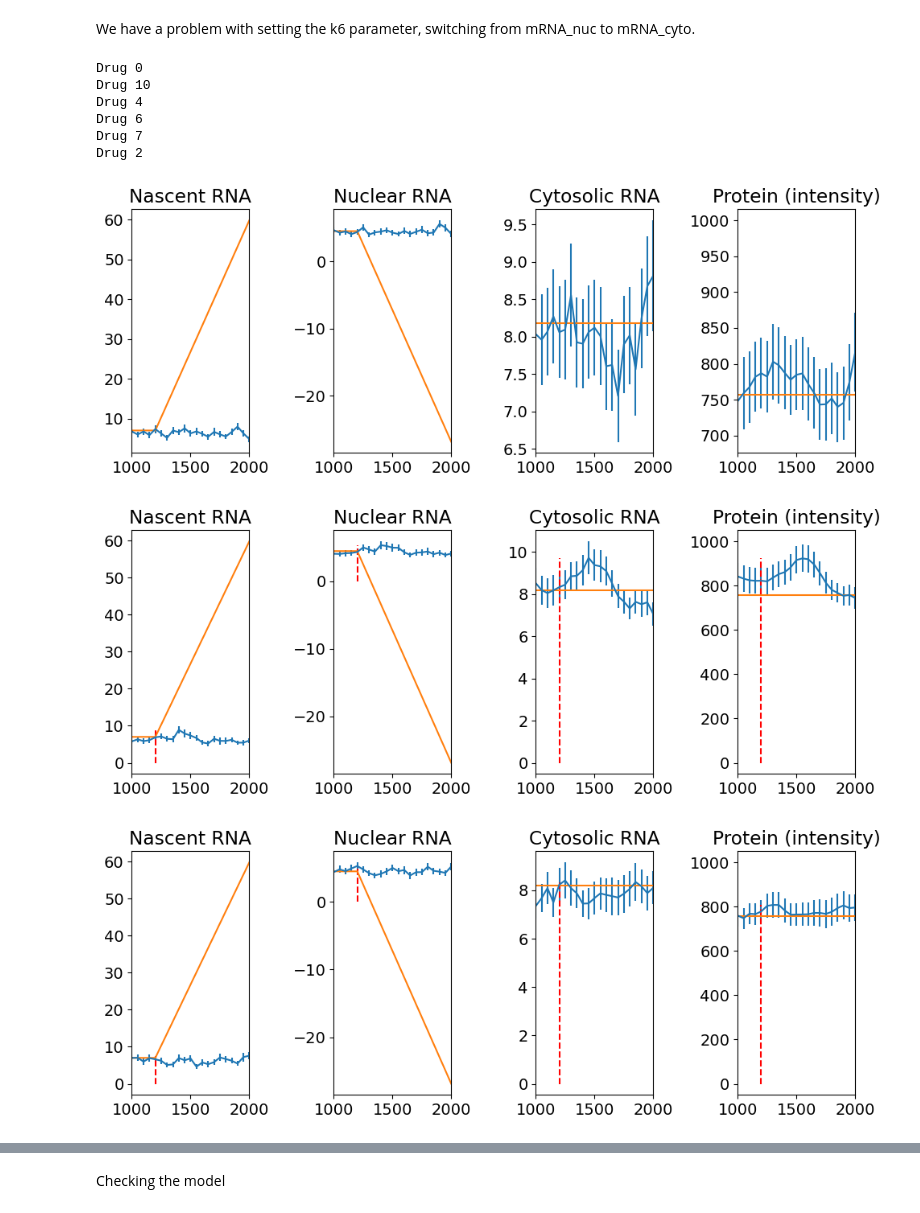
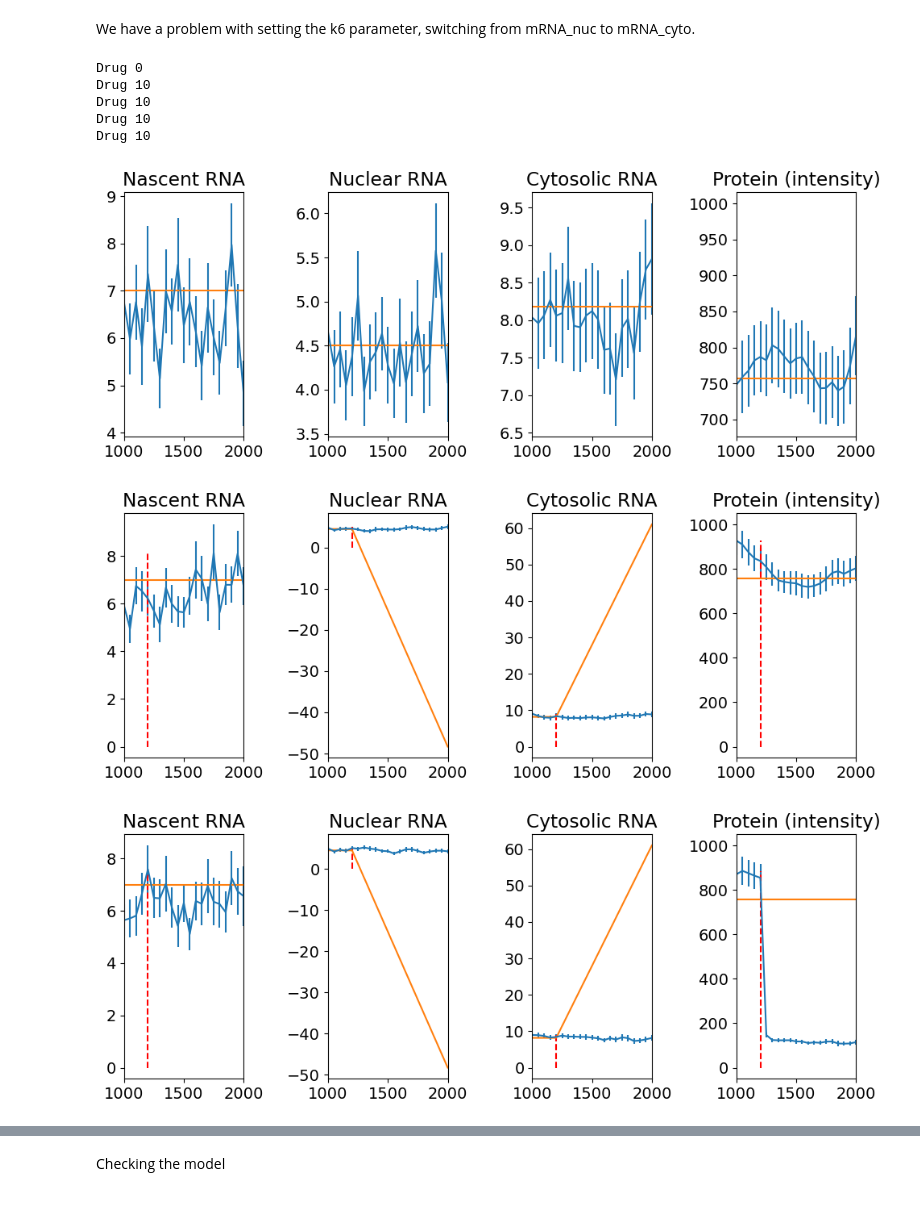
Before and after one commit to Munsky/UQbio2024_Team6, a Jupyter notebook: codeBlocks.ipynb, the cells around one changed output, grey strips where cells are left out. Saved outputs shown, nothing was run; the diff lists cells and outputs as text; code cells hidden in the pictures.

```diff
--- a/codeBlocks.ipynb
+++ b/codeBlocks.ipynb
@@ -460,7 +460,7 @@ def solve(S, W, x0, t, pars, di, ti, model='ODE', ntraj=1):
     return trajectory
 
 
-def compare_model_to_data(pars,di,ti, x0, drug_number, speciesDict, path='.', model='ODE', ntraj=10):
+def compare_model_to_data(pars,di,ti, x0, drug_number, drug_conc,speciesDict, path='.', model='ODE', ntraj=10):
     #
     # example_df = pd.read_csv(r'C:\Users\wsraymon\Desktop\uqbio2024_challenge_solns\Data\Drug1_3000nM_DesignResults.csv')
     if drug_number == 0:
@@ -590,45 +590,45 @@ def W(x, t, pars, di, ti, drug_number):
 # %%
 pathName = 'C:\\Users\\daria\\OneDrive - Politechnika Śląska\\QBio\\CourseMaterials\\uqbio2024\\UQbio2024_Team6\\TrueData'
 print('Drug 0')
 
 di=[0,0,0,0,0,0,0,0,0,0]
+ti=[np.inf,1200,np.inf]
+drug_conc=1000
+
+drug_number = 0 # use 0 for no drug! 0,2,4,7,10
+compare_model_to_data(pars, di, ti, x0, drug_number, 100,speciesDict, path=pathName,
+                    model='ODE',ntraj=10)
 
 
-drug_number = 0 # use 0 for no drug! 0,2,4,7,10
-compare_model_to_data(pars, di, ti, x0, drug_number, speciesDict, path=pathName,
+di=[0,0,0,0,0,0,100,0,0,0]
+ti=[np.inf,1200,np.inf]
+drug_conc=1000
+
+print('Drug 10')
+drug_number = 10 # use 0 for no drug! 0,2,4,7,10
+compare_model_to_data(pars, di, ti, x0, drug_number,300, speciesDict,  path=pathName,
                     model='ODE',ntraj=10)
 
 print('Drug 10')
 drug_number = 10 # use 0 for no drug! 0,2,4,7,10
-compare_model_to_data(pars, di, ti, x0, drug_number, speciesDict,  path=pathName,
+compare_model_to_data(pars, di, ti, x0, drug_number,1000, speciesDict,  path=pathName,
                     model='ODE',ntraj=10)
 
-print('Drug 4')
-drug_number = 4 # use 0 for no drug! 0,2,4,7,10
-compare_model_to_data(pars, di, ti, x0, drug_number, speciesDict, path=pathName,
+print('Drug 10')
+drug_number = 10 # use 0 for no drug! 0,2,4,7,10
+compare_model_to_data(pars, di, ti, x0, drug_number,3000, speciesDict,  path=pathName,
                     model='ODE',ntraj=10)
 
-print('Drug 6')
-drug_number = 6 # use 0 for no drug! 0,2,4,7,10
-compare_model_to_data(pars, di, ti, x0, drug_number, speciesDict, path=pathName,
+print('Drug 10')
+drug_number = 10 # use 0 for no drug! 0,2,4,7,10
+compare_model_to_data(pars, di, ti, x0, drug_number,10000, speciesDict,  path=pathName,
                     model='ODE',ntraj=10)
-
-print('Drug 7')
-drug_number = 7 # use 0 for no drug! 0,2,4,7,10
-compare_model_to_data(pars, di, ti, x0, drug_number, speciesDict,  path=pathName,
-                    model='ODE',ntraj=10)
-
-print('Drug 2')
-drug_number = 2 # use 0 for no drug! 0,2,4,7,10
-compare_model_to_data(pars, di, ti, x0, drug_number, speciesDict, path=pathName,
-                    model='ODE',ntraj=10)
 # %% [output]
 Drug 0
 Drug 10
-Drug 4
-Drug 6
-Drug 7
-Drug 2
+Drug 10
+Drug 10
+Drug 10
-[figure, old version]
+[figure, new version]
-[figure, old version]
+[figure, new version]
-[figure, old version]
+[figure, new version]
```
Also changed, not shown: parts of 1 cell of this notebook.
